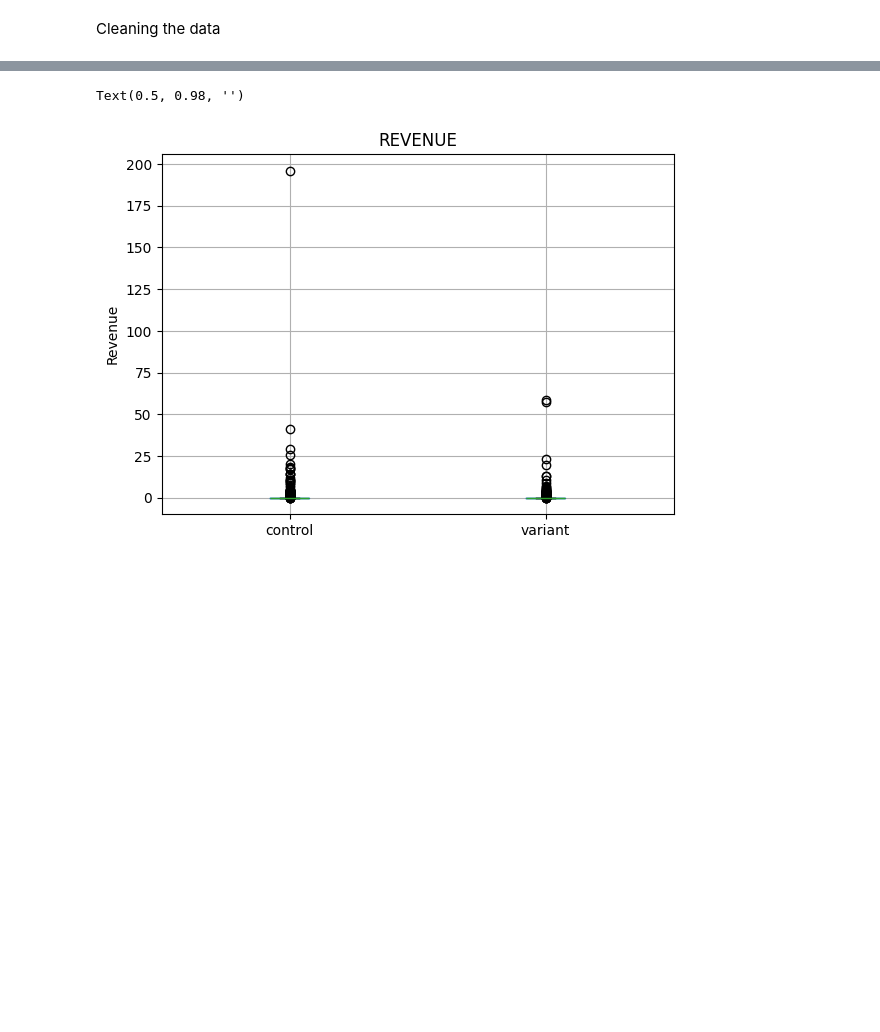
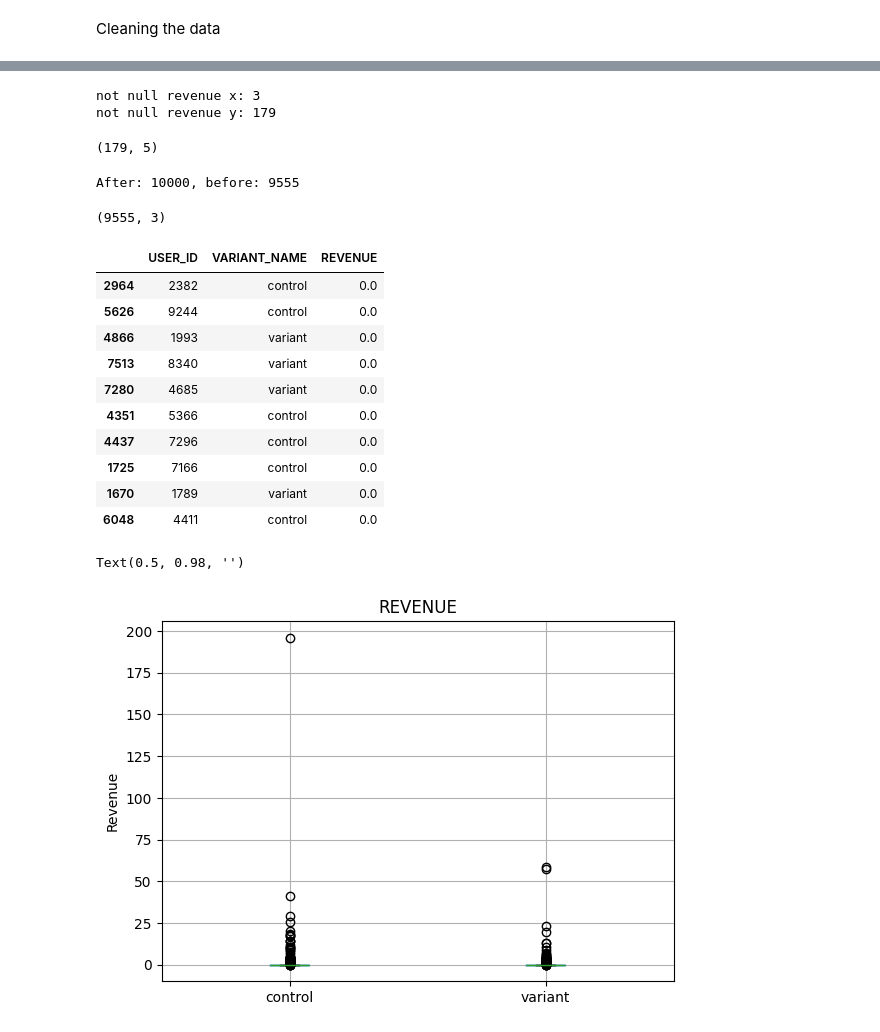
Before and after one commit to lucaspinheiro27/Statistics, a Jupyter notebook: Jupyter_notebooks/Statistical_experiments.ipynb, the cells around one changed output, grey strips where cells are left out. Drawn from its saved outputs; the diff is of its cells as text; code cells hidden in the pictures; blank space fills up the shorter version.

```diff
--- a/Jupyter_notebooks/Statistical_experiments.ipynb
+++ b/Jupyter_notebooks/Statistical_experiments.ipynb
@@ -122 +123,36 @@ Cleaning the data
+# %%
+double_control = data[(data['USER_ID'].value_counts()>=2) & (data['VARIANT_NAME'] == 'control')]
+double_variant = data[(data['USER_ID'].value_counts()>=2) & (data['VARIANT_NAME'] == 'variant')]
+merged_id = pd.merge(double_control, double_variant, on='USER_ID')
+print(f"not null revenue x: {len(merged_id[merged_id['REVENUE_x']>0])}")
+print(f"not null revenue y: {len(merged_id['REVENUE_y']>0)}")
+merged_id.shape
+# %% [output]
+not null revenue x: 3
+not null revenue y: 179
+(179, 5)
+# %%
+# The operator ~ check whether a value is present in the list, identifying values that are missing from the merge_id dataframe
+df_not_null = data[~data['USER_ID'].isin(merged_id.USER_ID)]
+print(f"After: {data.shape[0]}, before: {df_not_null.shape[0]}")
+# %% [output]
+After: 10000, before: 9555
+# %%
+df_not_null.shape
+# %% [output]
+(9555, 3)
+# %%
+df_not_null.sample(10)
+# %% [output]
+|  | USER_ID | VARIANT_NAME | REVENUE |
+| 2964 | 2382 | control | 0.0 |
+| 5626 | 9244 | control | 0.0 |
+| 4866 | 1993 | variant | 0.0 |
+| 7513 | 8340 | variant | 0.0 |
+| 7280 | 4685 | variant | 0.0 |
+| 4351 | 5366 | control | 0.0 |
+| 4437 | 7296 | control | 0.0 |
+| 1725 | 7166 | control | 0.0 |
+| 1670 | 1789 | variant | 0.0 |
+| 6048 | 4411 | control | 0.0 |
 # %%
```
Also changed, not shown: parts of 6 cells of this notebook, 1 other file.
